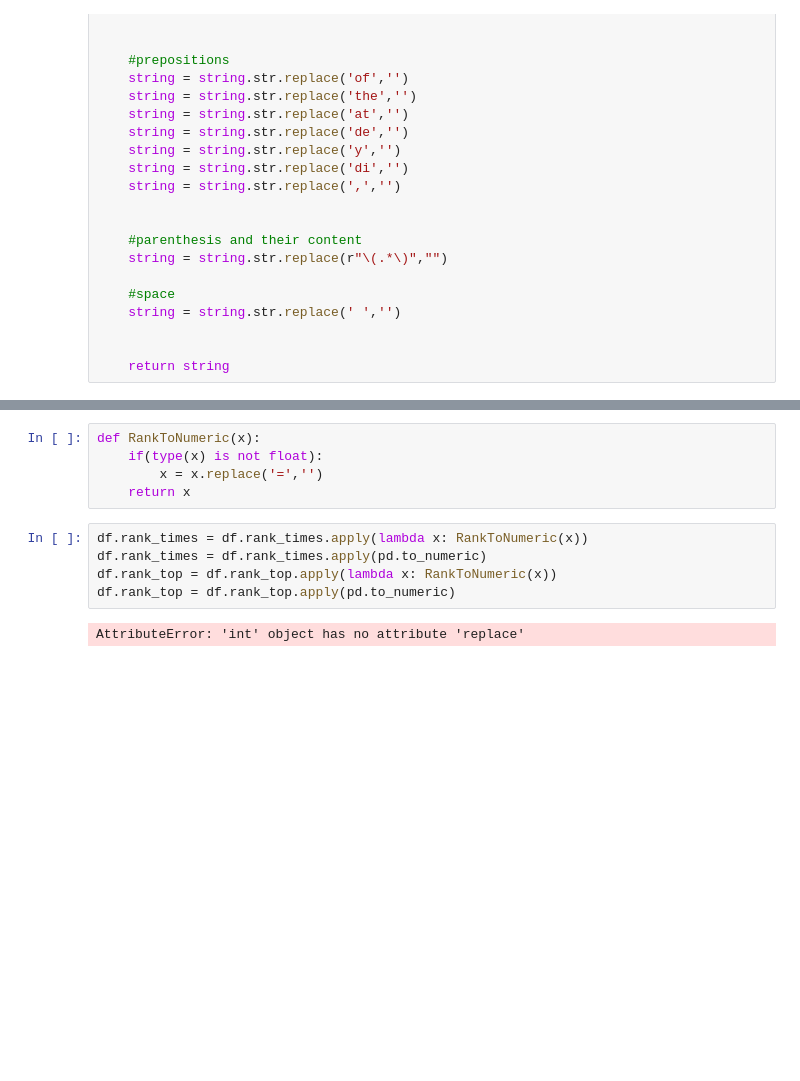
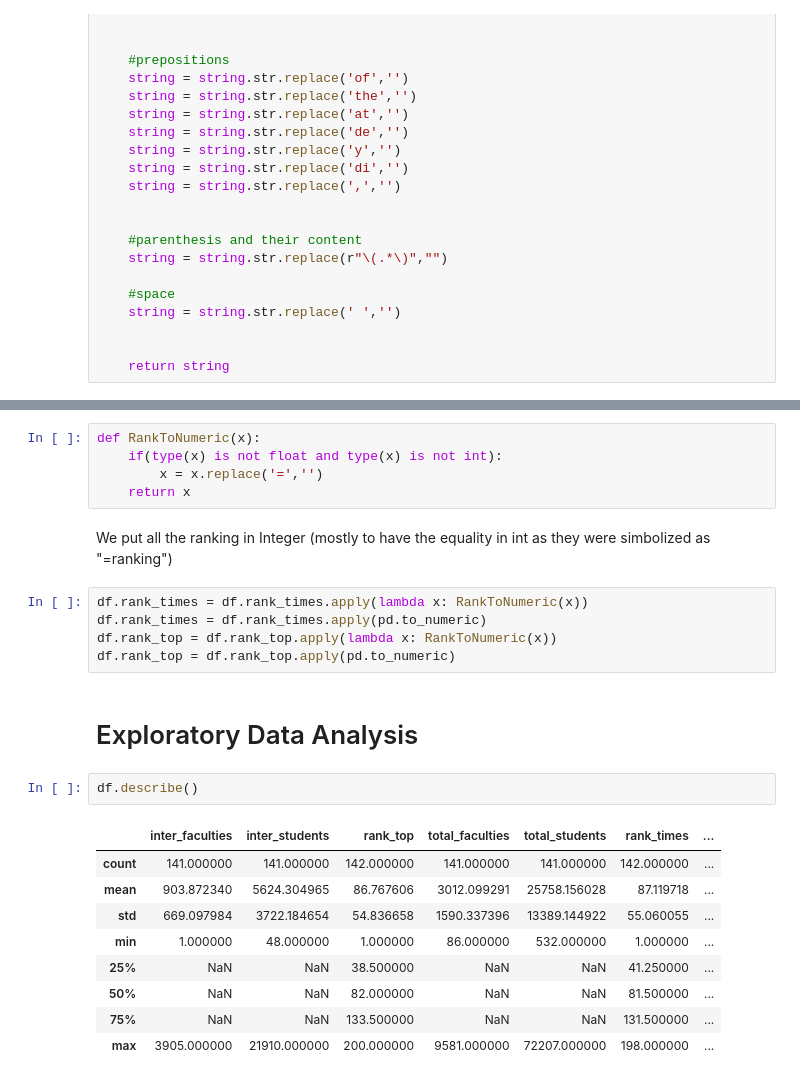
Before and after one commit to maxpr/ADA, a Jupyter notebook: 02 - Data from the Web/Homework2.ipynb, the cells around one changed output, grey strips where cells are left out. Drawn from its saved outputs; the diff is of its cells as text; blank space fills up the shorter version.

```diff
--- a/02 - Data from the Web/Homework2.ipynb
+++ b/02 - Data from the Web/Homework2.ipynb
@@ -668,13 +668,27 @@ df.head()
 | 4 | United Kingdom | 2278.0 | 6699.0 | 5 | Europe | universitcambridge | 5490.0 | 18770.0 | ... |
 # %%
 def RankToNumeric(x):
-    if(type(x) is not float):
+    if(type(x) is not float and type(x) is not int):
         x = x.replace('=','')
     return x
+# %% [markdown]
+We put all the ranking in Integer (mostly to have the equality in int as they were simbolized as "=ranking")
 # %%
 df.rank_times = df.rank_times.apply(lambda x: RankToNumeric(x))
 df.rank_times = df.rank_times.apply(pd.to_numeric)
 df.rank_top = df.rank_top.apply(lambda x: RankToNumeric(x))
 df.rank_top = df.rank_top.apply(pd.to_numeric)
-# %% [output]
-AttributeError: 'int' object has no attribute 'replace'
+# %% [markdown]
+# Exploratory Data Analysis
+# %%
+df.describe()
+# %% [output]
+|  | inter_faculties | inter_students | rank_top | total_faculties | total_students | rank_times | ... |
+| count | 141.000000 | 141.000000 | 142.000000 | 141.000000 | 141.000000 | 142.000000 | ... |
+| mean | 903.872340 | 5624.304965 | 86.767606 | 3012.099291 | 25758.156028 | 87.119718 | ... |
+| std | 669.097984 | 3722.184654 | 54.836658 | 1590.337396 | 13389.144922 | 55.060055 | ... |
+| min | 1.000000 | 48.000000 | 1.000000 | 86.000000 | 532.000000 | 1.000000 | ... |
+| 25% | NaN | NaN | 38.500000 | NaN | NaN | 41.250000 | ... |
+| 50% | NaN | NaN | 82.000000 | NaN | NaN | 81.500000 | ... |
+| 75% | NaN | NaN | 133.500000 | NaN | NaN | 131.500000 | ... |
+| max | 3905.000000 | 21910.000000 | 200.000000 | 9581.000000 | 72207.000000 | 198.000000 | ... |
```
